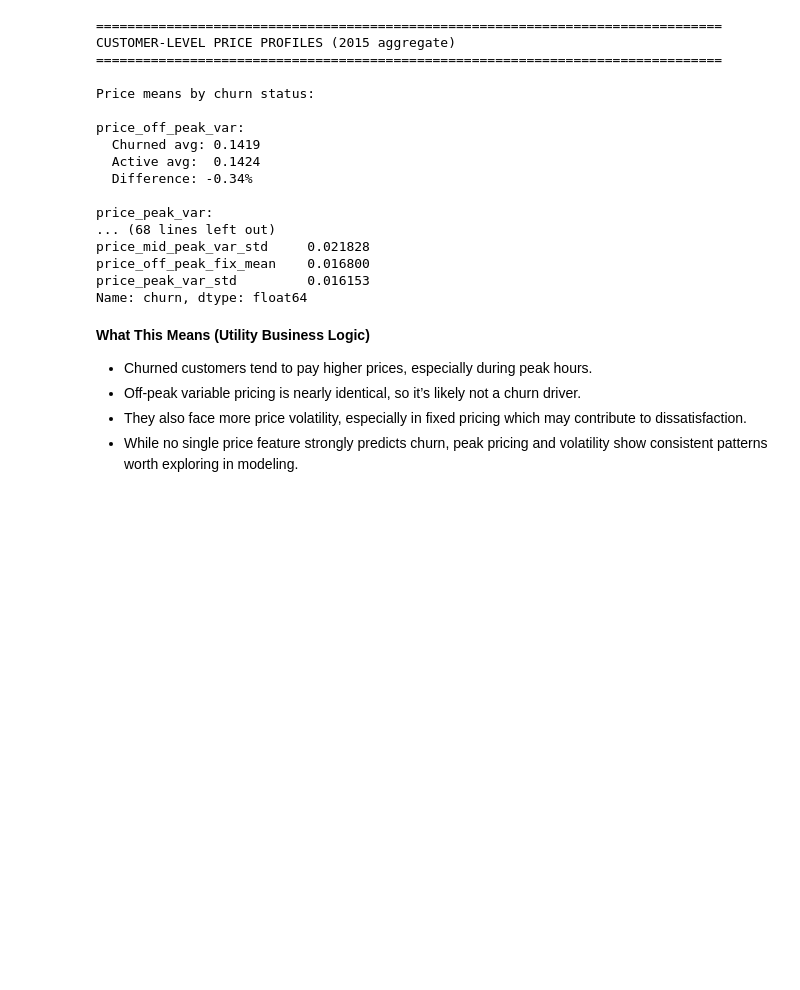
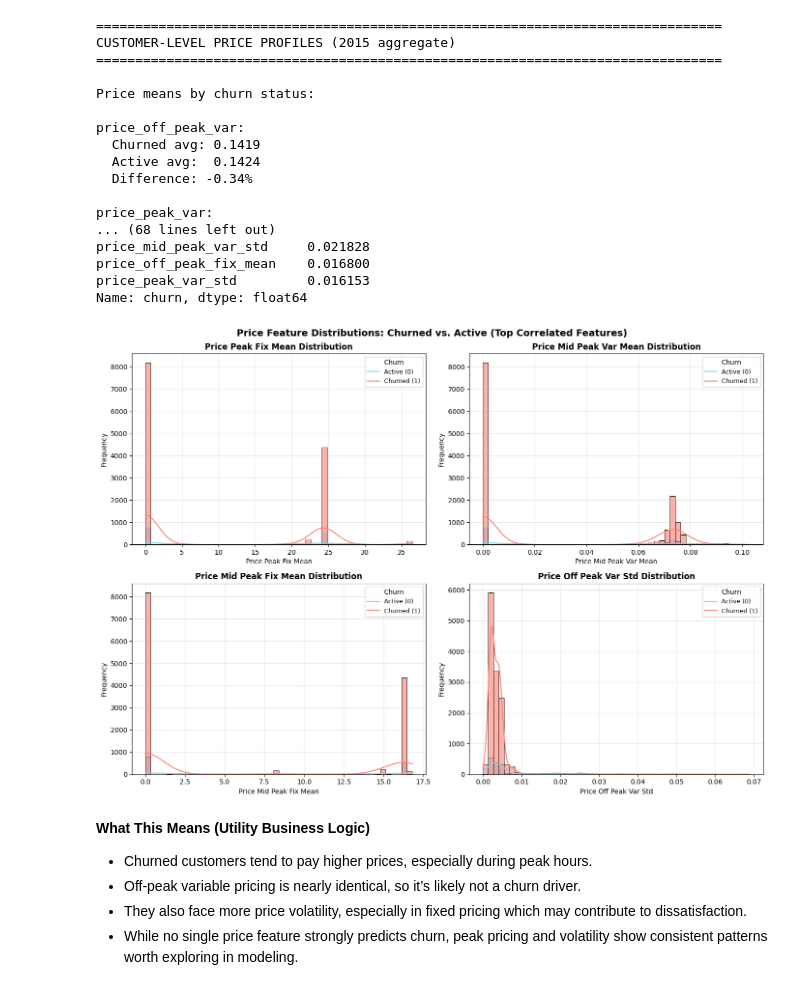
Before and after one commit to fitsblb/PowerCo-Custumer-Churn, a Jupyter notebook: Notebooks/00_eda.ipynb, the cells around one changed output. Cells and saved outputs as stored; diff of their text form; code cells hidden in the pictures; blank space fills up the shorter version.

Commit message:
Added enhanced visuals to readme and improved readability in modeling notebook

```diff
--- a/Notebooks/00_eda.ipynb
+++ b/Notebooks/00_eda.ipynb
@@ -1060,6 +1060,51 @@ price_mid_peak_var_std     0.021828
 price_off_peak_fix_mean    0.016800
 price_peak_var_std         0.016153
 Name: churn, dtype: float64
+# %%
+# Visualization: Price Feature Distributions – Churned vs. Active
+# Focus on top correlated features for clear separation
+top_price_features = [
+    "price_peak_fix_mean",  # Strongest correlation (+20.73% higher for churned)
+    "price_mid_peak_var_mean",  # +20.29% higher for churned
+    "price_mid_peak_fix_mean",  # +19.66% higher for churned
+    "price_off_peak_var_std",  # +15.66% volatility difference
+]
+
+fig, axes = plt.subplots(2, 2, figsize=(14, 10))
+axes = axes.flatten()
+
+for i, feature in enumerate(top_price_features):
+    ax = axes[i]
+    sns.histplot(
+        data=price_churn,
+        x=feature,
+        hue="churn",
+        bins=50,
+        alpha=0.6,
+        palette=["salmon", "skyblue"],  # Blue for active, red for churned
+        kde=True,  # Add KDE for smoother distribution view
+        ax=ax,
+    )
+    ax.set_title(
+        f"{feature.replace('_', ' ').title()} Distribution",
+        fontsize=12,
+        fontweight="bold",
+    )
+    ax.set_xlabel(feature.replace("_", " ").title(), fontsize=10)
+    ax.set_ylabel("Frequency", fontsize=10)
+    ax.legend(title="Churn", labels=["Active (0)", "Churned (1)"], fontsize=9)
+    ax.grid(alpha=0.3)
+
+plt.suptitle(
+    "Price Feature Distributions: Churned vs. Active (Top Correlated Features)",
+    fontsize=14,
+    fontweight="bold",
+)
+plt.tight_layout()
+plt.savefig(OUT_DIR / "price_feature_distributions.png", dpi=300)
+plt.show()
+# %% [output]
+[figure, added]
 # %% [markdown]
 **What This Means (Utility Business Logic)**
 - Churned customers tend to pay higher prices, especially during peak hours.
```
Also changed, not shown: parts of 2 cells of this notebook, 11 other files.
